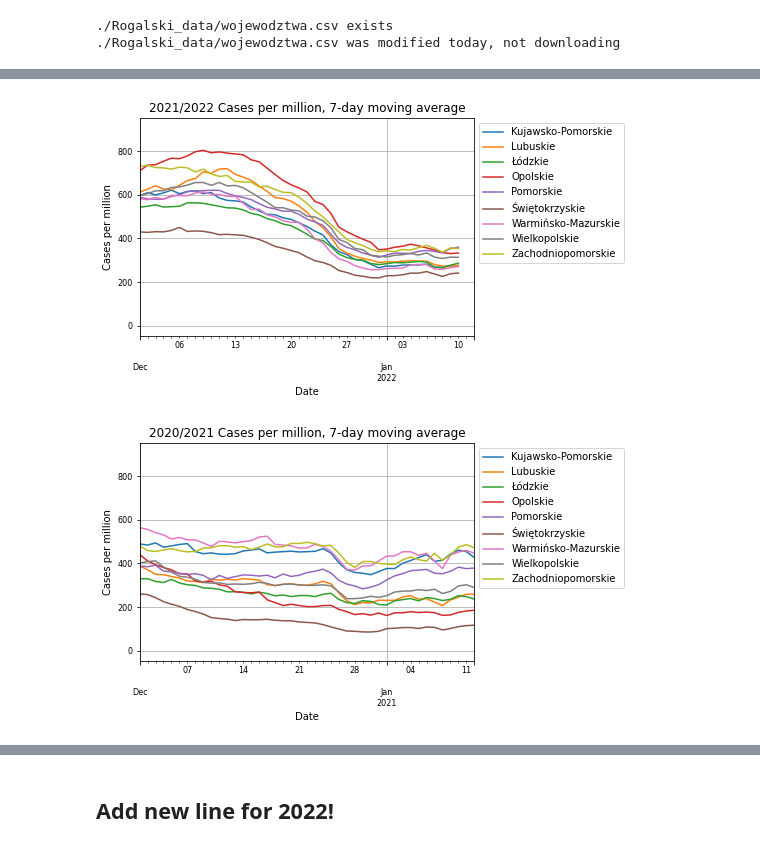
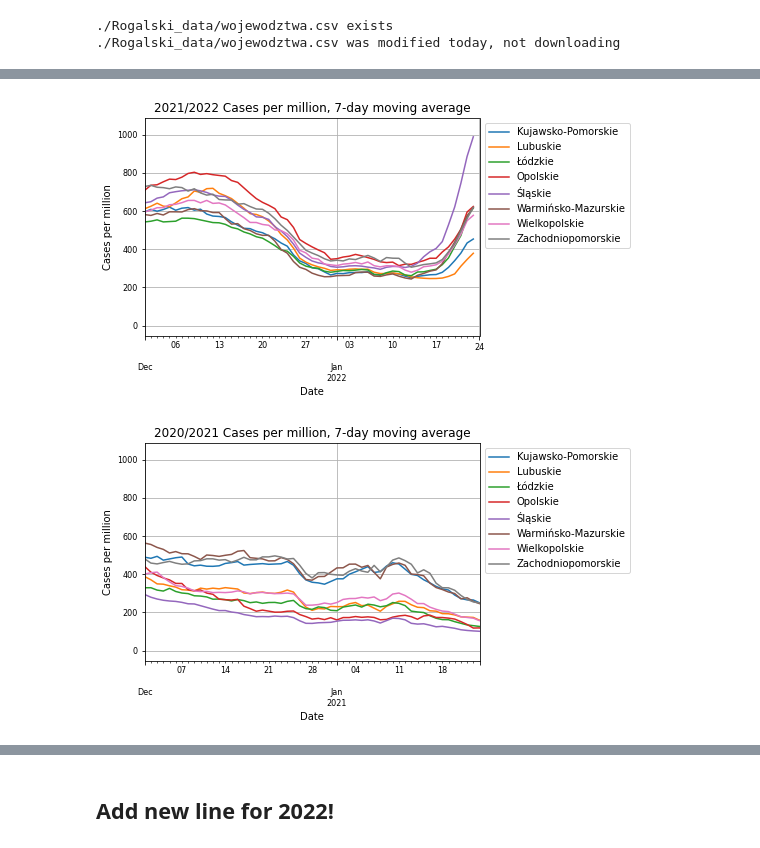
Before and after one commit to anuszka/govpl, a Jupyter notebook: Rogalski/Rogalski01.ipynb, the cells around one changed output, grey strips where cells are left out. Drawn from its saved outputs; the diff is of its cells as text; code cells hidden in the pictures.

```diff
--- a/Rogalski/Rogalski01.ipynb
+++ b/Rogalski/Rogalski01.ipynb
@@ -62,0 +63,12 @@ dfc
+# %%
+urlMZ = "../MZ/MZ_data/akutalne_dane_wojewodztwa.csv"
+
+dfMZ=pd.read_csv(urlMZ, encoding = 'cp1250', sep = ';',low_memory=False)
+df_last=dfMZ['liczba_przypadkow'].loc[1:].T
+list_last = df_last.tolist()
+df_last = pd.DataFrame([list_last], columns = dfc.columns)
+df_last.set_index([[pd.to_datetime(datetime.date(2022,1,23))]],inplace=True)
+# df_last.set_index([[datetime.date(2022,1,23)]],inplace=True)
+
+dfc = dfc.append(df_last)
+dfc
@@ -295,9 +398,9 @@ voivodships = [
     'Opolskie',	# nie rośnie
     # 'Podkarpackie',	# rośnie
     # 'Podlaskie',	# rośnie
-    'Pomorskie', # rośnie mało
-    # 'Śląskie',	#nie rośnie
-    'Świętokrzyskie',	# rośnie mało
+    # 'Pomorskie', # rośnie mało
+    'Śląskie',	#nie rośnie
+    # 'Świętokrzyskie',	# rośnie mało
     'Warmińsko-Mazurskie',	# rośnie mało
     'Wielkopolskie',	# nie rośnie
     'Zachodniopomorskie' # rośnie mało
@@ -321,33 +424,33 @@ plotopts = dict_of(
         # dfp
      ],
     xlabel = 'Date',
     ylabel = 'Cases per million',
     title = f'2021/2022 Cases per million, 7-day moving average',
     fontsize = 8,
     xlim = (datetime.date(2021,12,1), datetime.date.today()),
     # ylim = (100,10000),
     legendlabels = legendlabels_cases, #legendlabels,
     logy = False
     )
 
 plot(**plotopts);
 
 plotopts = dict_of(
     plotdfs=[
         dfq,
         # dfp
      ],
     xlabel = 'Date',
     ylabel = 'Cases per million',
     title = f'2020/2021 Cases per million, 7-day moving average',
     fontsize = 8,
-    xlim = (datetime.date(2020,12,1), datetime.date(2021,1,12)), #(datetime.date(2021,12,1), datetime.date.today()),
+    xlim = (datetime.date(2020,12,1), datetime.date(2021,1,24)), #(datetime.date(2021,12,1), datetime.date.today()),
     # ylim = (100,10000),
     legendlabels = legendlabels_cases, #legendlabels,
     logy = False
     )
 
 plot(**plotopts);
 # %% [output]
-[figure, old version]
+[figure, new version]
-[figure, old version]
+[figure, new version]
```
Also changed, not shown: parts of 12 cells of this notebook, 4 other files.
